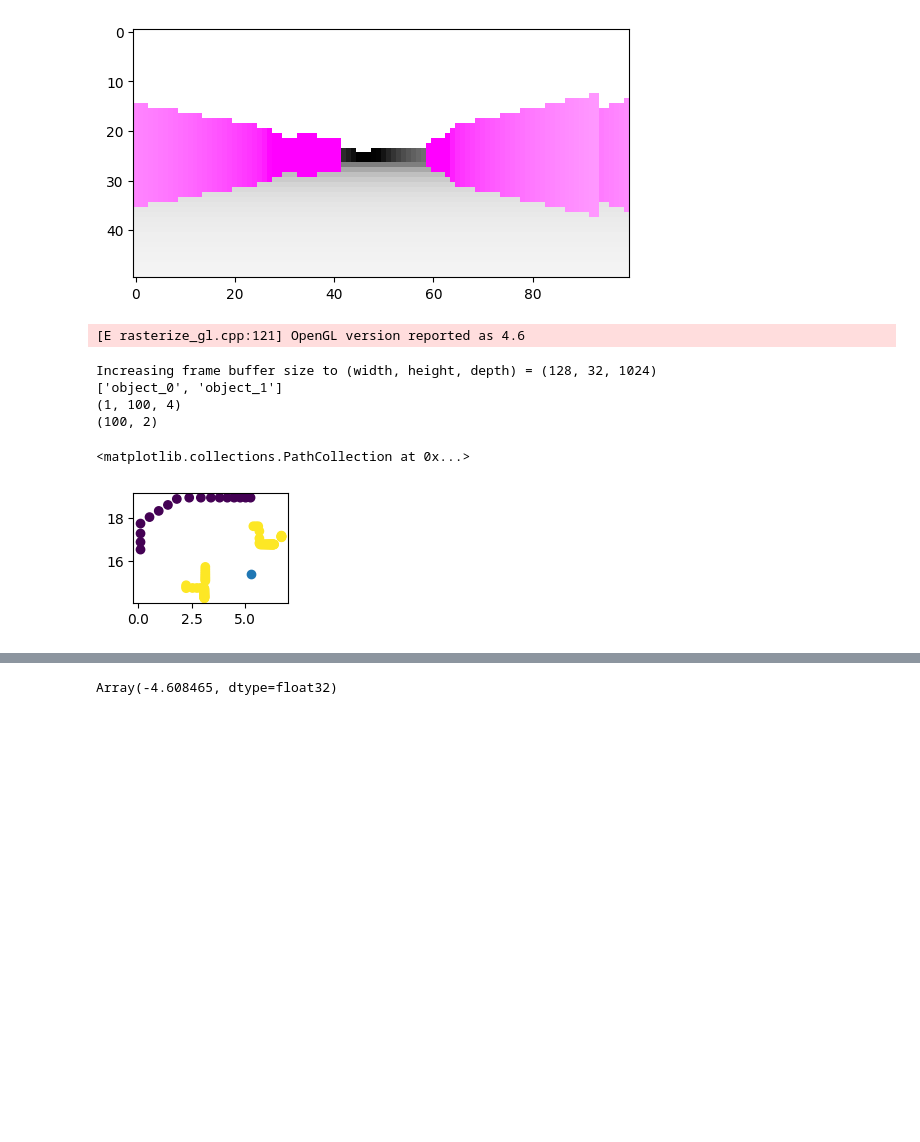
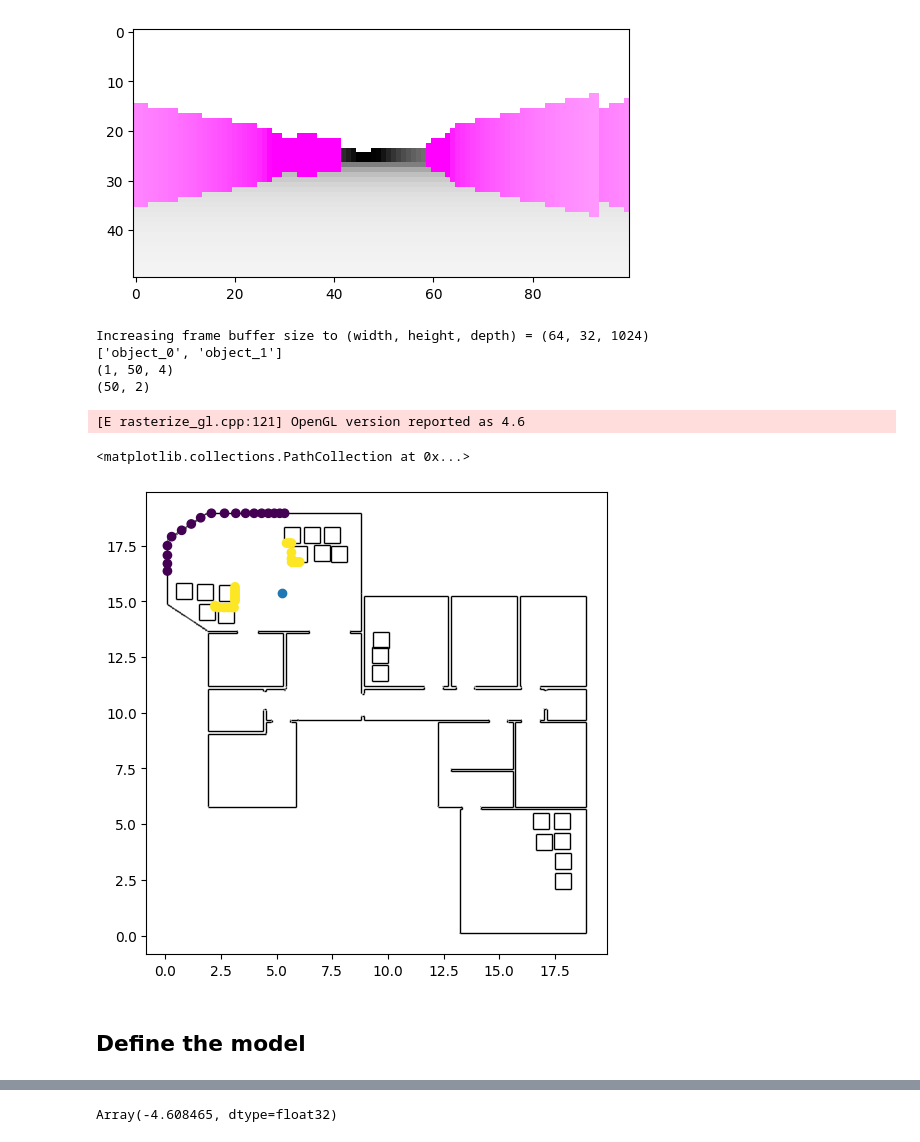
Before and after one commit to mirkoklukas/bayes3d, a Jupyter notebook: scripts/notebooks/_mkl/04a - 2d Slam in Bayes3D.ipynb, the cells around one changed output, grey strips where cells are left out. Drawn from its saved outputs; the diff is of its cells as text; code cells hidden in the pictures; blank space fills up the shorter version.

```diff
--- a/scripts/notebooks/_mkl/04a - 2d Slam in Bayes3D.ipynb
+++ b/scripts/notebooks/_mkl/04a - 2d Slam in Bayes3D.ipynb
@@ -93,7 +106,7 @@ map_mesh.vertices[:,2] -= 0.5
 box_mesh.vertices[:,2] -= 0.5
 table.vertices[:,2] -= 0.5
 # %%
-v = Viewer(cam_pos=(*_center,15), cam_look=np.array([*_center,0]), background="#eee", view_as="world")
+v = Viewer(width=800, cam_pos=(*_center,15), cam_look=np.array([*_center,0]), background="#eee", view_as="world")
 v.add_mesh(map_mesh.vertices, map_mesh.faces, c=np.array([.99,.99,.99]))
 v.add_mesh(box_mesh.vertices, box_mesh.faces, c=np.array([.99,.1,.1]))
 v.add_mesh(table.vertices, table.faces, c=np.array([1.,1.,1.]))
@@ -149,13 +164,13 @@ Clipping input data to the valid range for imshow with RGB data ([0..1] for floa
 [figure]
 # %%
 h = 1
-w = 100
+w = 50
 
 intrinsics = b3d.Intrinsics(
     height=h,
     width=w,
     fx=10.0, fy=1.0,
-    cx=w/2, cy=0.0,
+    cx=w/2 - 0.5, cy=h/2 - 0.5,
     near=0.01, far=20.0
 )
 b3d.setup_renderer(intrinsics)
@@ -163,41 +178,44 @@ b3d.RENDERER.add_mesh(trimesh.util.concatenate([map_mesh, table]), center_mesh=F
 b3d.RENDERER.add_mesh(box_mesh, center_mesh=False)
 
 def render(p):
     p_ = b3d.t3d.inverse_pose(p)
     return b3d.RENDERER.render(jnp.tile(p_, (2,1,1)), jnp.array([0,1]))
 
 print(b3d.RENDERER.mesh_names)
 
 t = 40
 p = _ps3d[t]
 
 
 img = render(p)
 print(img.shape)
 
 xs = img[0,:,[0,2]].T
 print(xs.shape)
 
 def apply_2dpose(p, ys):
     return ys@rot2d(p[2] - jnp.pi/2).T + p[:2]
 
 xs = apply_2dpose(_ps[t], xs)
 
 
-
 # -----------------
-plt.figure(figsize=(2,2))
+plt.figure(figsize=(6,6))
 plt.gca().set_aspect(1)
+plot_segs(plt.gca(),_segs, c="k", zorder=-1)
+plot_segs(plt.gca(),_boxes, c="k", zorder=-1)
 plt.scatter(*_ps[t][:2], marker="o")
 plt.scatter(*xs.T,c=img[0,:,3])
 # %% [output]
-[E rasterize_gl.cpp:121] OpenGL version reported as 4.6
+Increasing frame buffer size to (width, height, depth) = (64, 32, 1024)
+['object_0', 'object_1']
+(1, 50, 4)
+(50, 2)
-Increasing frame buffer size to (width, height, depth) = (128, 32, 1024)
-['object_0', 'object_1']
-(1, 100, 4)
-(100, 2)
+[E rasterize_gl.cpp:121] OpenGL version reported as 4.6
 <matplotlib.collections.PathCollection at 0x...>
-[figure, old version]
+[figure, new version]
+# %% [markdown]
+## Define the model
 # %%
 from genjax.generative_functions.distributions import ExactDensity
 from bayes3d._mkl.likelihood import constrained_lh, constrained_lh_jit, pad_jit
```
Also changed, not shown: parts of 28 cells of this notebook, 4 other files.
